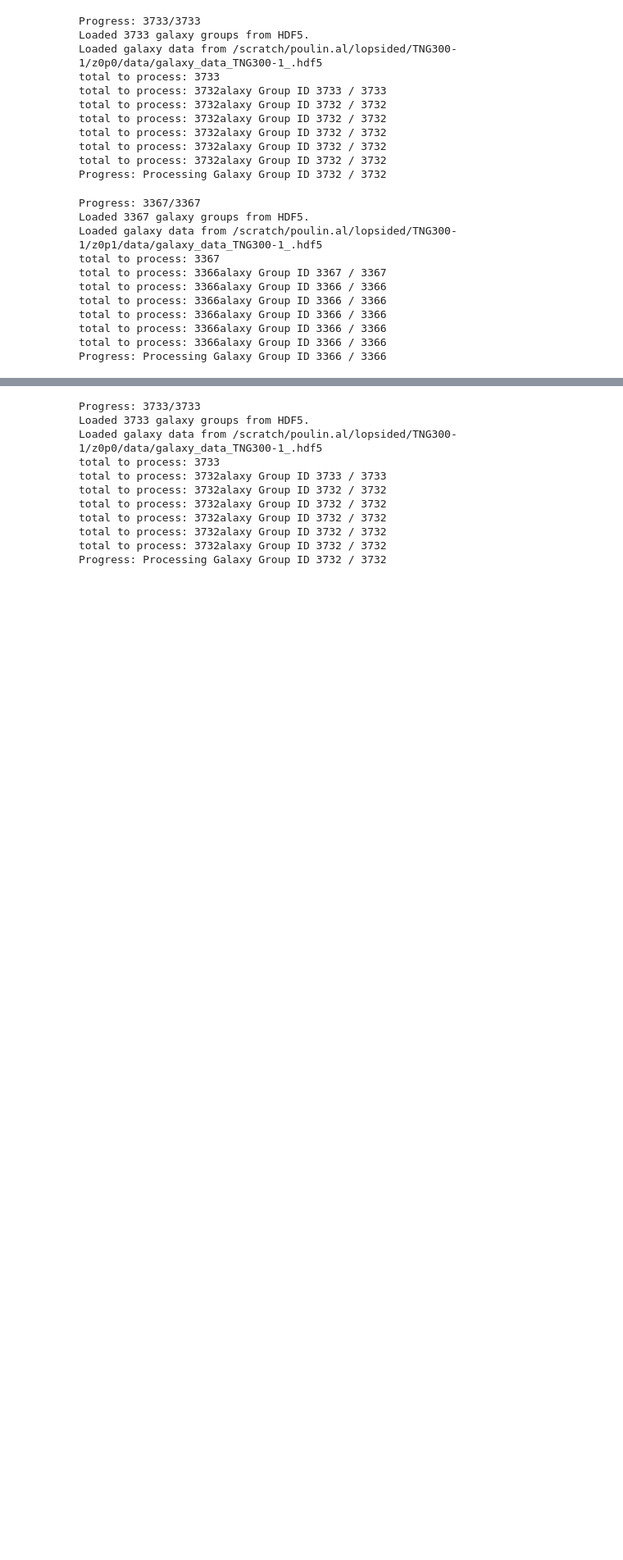
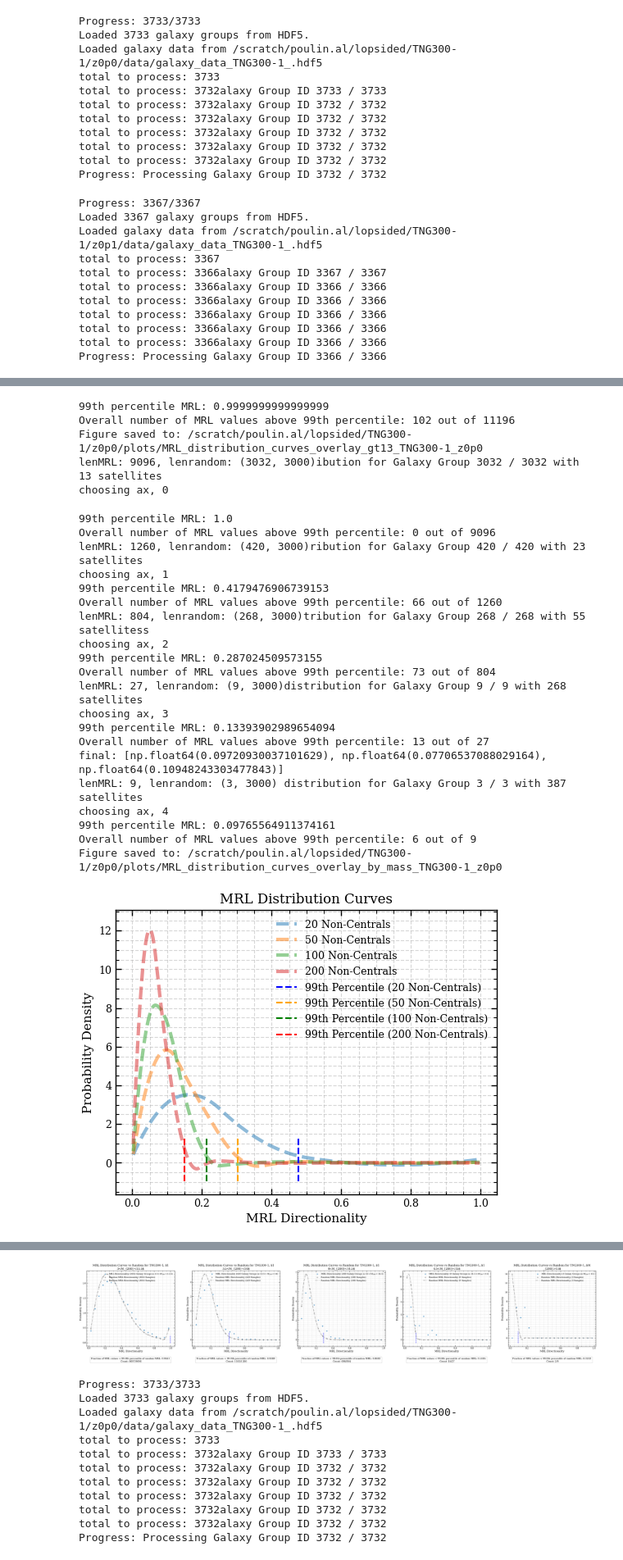
Before and after one commit to poulinal/sat-lopsidedness, a Jupyter notebook: src/myproject/redshiftGalaxyGroup-computeallplots.ipynb, the cells around one changed output, grey strips where cells are left out. Shown at 82% size. Saved outputs shown, nothing was run; the diff lists cells and outputs as text; code cells hidden in the pictures; blank space fills up the shorter version.

Commit message:
overlay multiple MRL

```diff
--- a/src/myproject/redshiftGalaxyGroup-computeallplots.ipynb
+++ b/src/myproject/redshiftGalaxyGroup-computeallplots.ipynb
@@ -46,3 +41,6 @@ KeyboardInterrupt:
 # %%
 galaxyAnalysisZ0.setSnapshot(99)
+galaxyAnalysisZ0.setGeneralErrorbar('bootstrap')
 galaxyAnalysisZ0.MRLDistributionPlots()
+galaxyAnalysisZ0.setGeneralErrorbar('poisson')
+# %% [output]
@@ -48,0 +64,26 @@ galaxyAnalysisZ0.MRLDistributionPlots()
+99th percentile MRL: 0.9999999999999999
+Overall number of MRL values above 99th percentile: 102 out of 11196
+Figure saved to: /scratch/poulin.al/lopsided/TNG300-1/z0p0/plots/MRL_distribution_curves_overlay_gt13_TNG300-1_z0p0
+lenMRL: 9096, lenrandom: (3032, 3000)ibution for Galaxy Group 3032 / 3032 with 13 satellites
+choosing ax, 0
+99th percentile MRL: 1.0
+Overall number of MRL values above 99th percentile: 0 out of 9096
+lenMRL: 1260, lenrandom: (420, 3000)ribution for Galaxy Group 420 / 420 with 23 satellites
+choosing ax, 1
+99th percentile MRL: 0.4179476906739153
+Overall number of MRL values above 99th percentile: 66 out of 1260
+lenMRL: 804, lenrandom: (268, 3000)tribution for Galaxy Group 268 / 268 with 55 satellitess
+choosing ax, 2
+99th percentile MRL: 0.287024509573155
+Overall number of MRL values above 99th percentile: 73 out of 804
+lenMRL: 27, lenrandom: (9, 3000)distribution for Galaxy Group 9 / 9 with 268 satellites
+choosing ax, 3
+99th percentile MRL: 0.13393902989654094
+Overall number of MRL values above 99th percentile: 13 out of 27
+final: [np.float64(0.09720930037101629), np.float64(0.07706537088029164), np.float64(0.10948243303477843)]
+lenMRL: 9, lenrandom: (3, 3000) distribution for Galaxy Group 3 / 3 with 387 satellites
+choosing ax, 4
+99th percentile MRL: 0.09765564911374161
+Overall number of MRL values above 99th percentile: 6 out of 9
+Figure saved to: /scratch/poulin.al/lopsided/TNG300-1/z0p0/plots/MRL_distribution_curves_overlay_by_mass_TNG300-1_z0p0
+[figure, added]
@@ -49,3 +91,4 @@ galaxyAnalysisZ0.MRLDistributionPlots()
+[figure, added]
 # %%
 from myproject.utilities.snapshotEnum import SnapshotEnum
 # snapshotEnum = SnapshotEnum() #(99, 0, 'z0p0')
```
Also changed, not shown: parts of 5 cells of this notebook, 3 other files.
